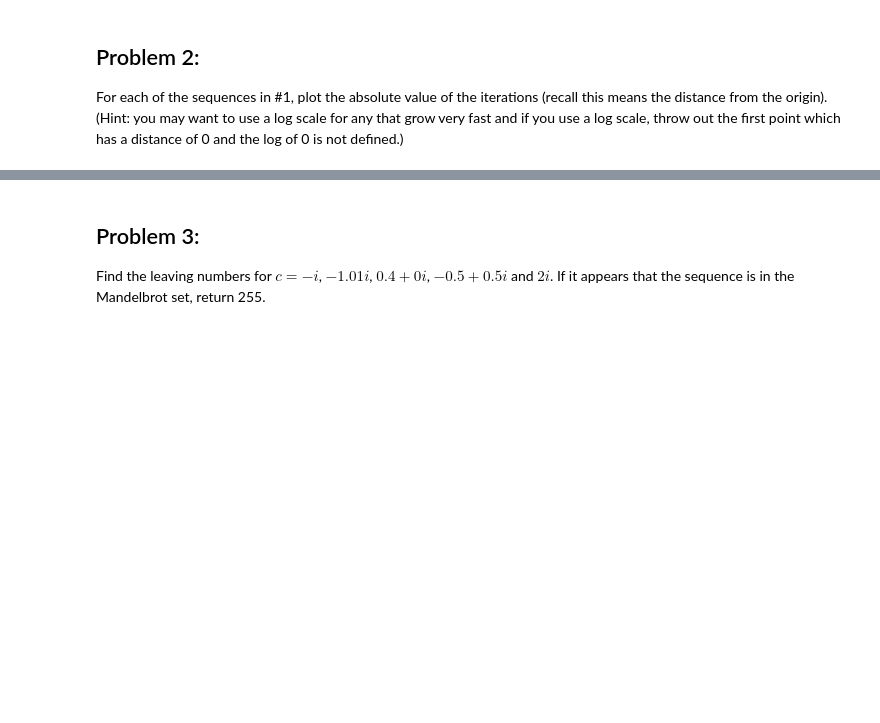
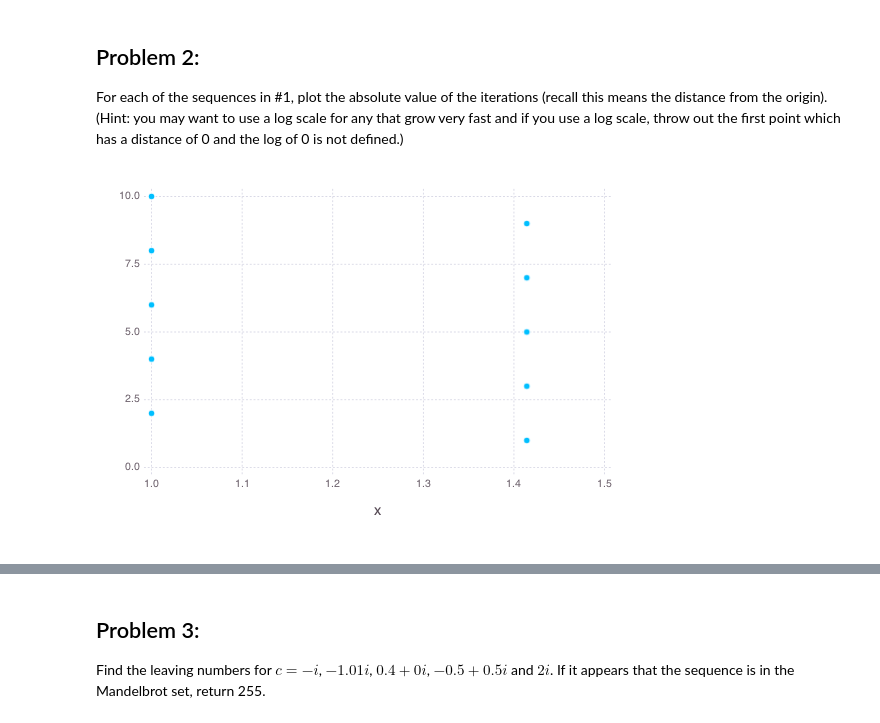
Before and after one commit to joshuanasiatka/FSU-Fall-2016, a Jupyter notebook: tpcs-sci-comp/projects/mandelbrot/mandelbrot.ipynb, the cells around one changed output, grey strips where cells are left out. Drawn from its saved outputs; the diff is of its cells as text; code cells hidden in the pictures; blank space fills up the shorter version.

```diff
--- a/tpcs-sci-comp/projects/mandelbrot/mandelbrot.ipynb
+++ b/tpcs-sci-comp/projects/mandelbrot/mandelbrot.ipynb
@@ -98,5 +100,7 @@ arr4[1]
 ## Problem 2:
 For each of the sequences in #1, plot the absolute value of the iterations (recall this means the distance from the origin). (Hint: you may want to use a log scale for any that grow very fast and if you use a log scale, throw out the first point which has a distance of 0 and the log of 0 is not defined.)
 # %%
-#Gadfly.plot(x=map(x->abs(x),arr1[1]),Geom.point)
+Gadfly.plot(x=map(x->abs(x),arr1[1]),Geom.point)
+# %% [output]
+[figure, added]
 # %%
```
Also changed, not shown: parts of 26 cells of this notebook, 2 other files.
